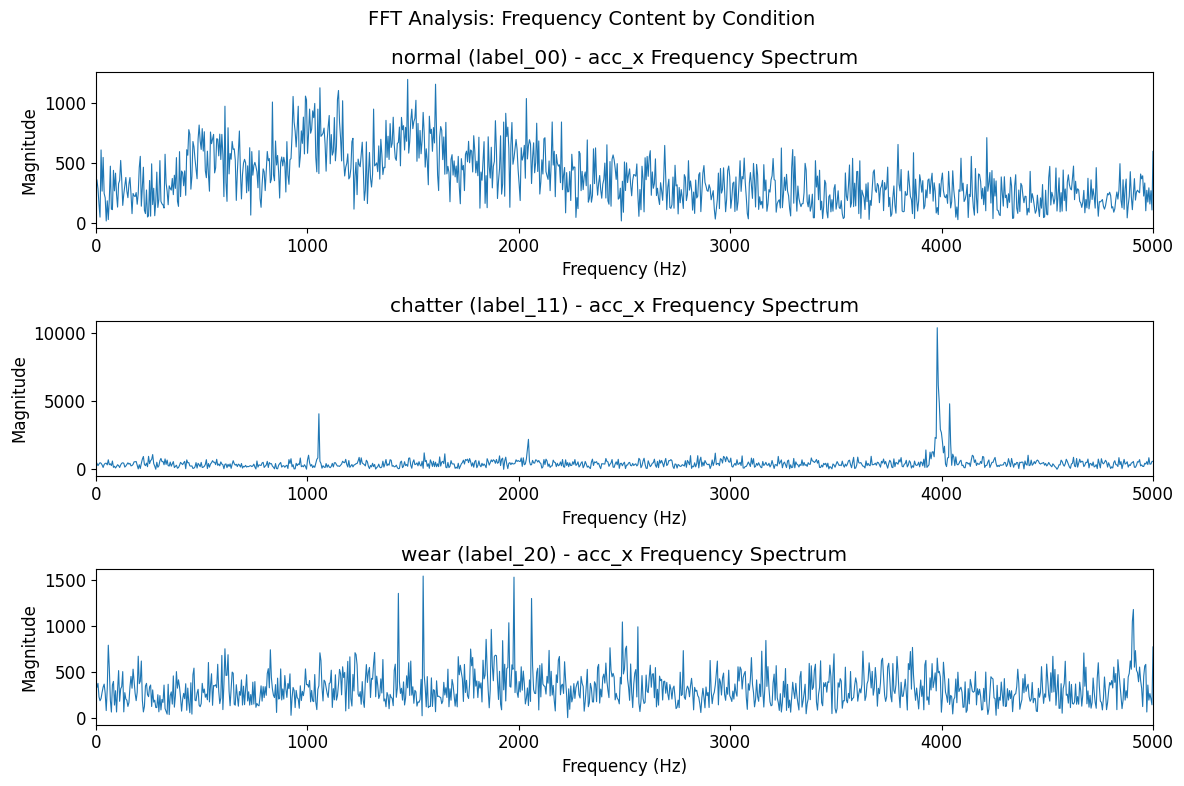
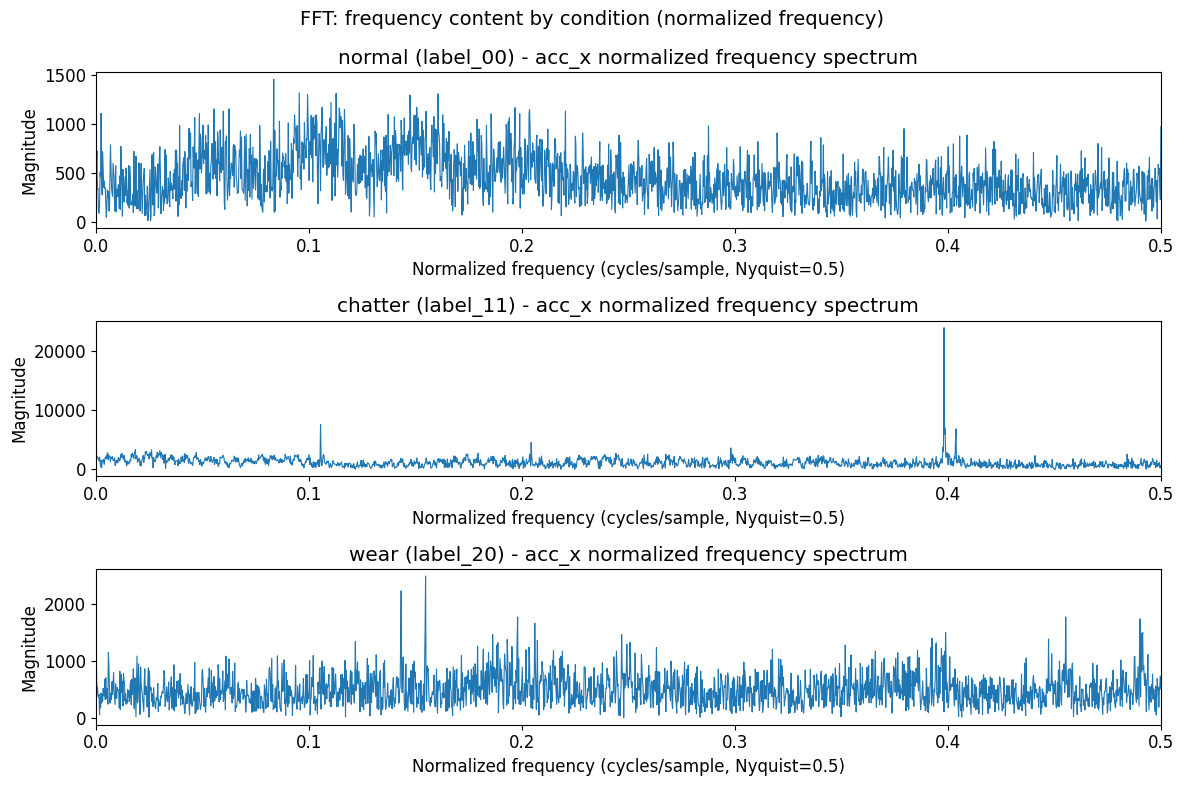
Unified diff of the notebook cell whose output changed from the first chart to the second:
--- before
+++ after
@@ -1,4 +1,5 @@
-fs = 10000  # 10kHz 추정 샘플링 주파수
-n_samples = 2048
+# fs(샘플링 주파수)가 데이터에 없으므로 정규화 주파수(cycles/sample)로 분석
+# Nyquist = 0.5 cycles/sample. 절대 Hz는 fs가 확인되면 freq*fs로 환산 가능.
+n_samples = 4096
 
 fig, axes = plt.subplots(3, 1, figsize=(12, 8))
@@ -6,21 +7,26 @@
 for i, (cond, label) in enumerate(representatives.items()):
     subset = data[data['source'] == label]
-    signal = subset['acc_x'].values[:n_samples]
-    
-    # FFT
+    signal = subset['acc_x'].values[:n_samples].astype(float)
+    signal = signal - signal.mean()  # DC(중력 오프셋) 제거
+
     fft_vals = np.abs(np.fft.rfft(signal))
-    freqs = np.fft.rfftfreq(n_samples, d=1/fs)
-    
+    freqs = np.fft.rfftfreq(n_samples, d=1.0)  # cycles/sample (0 ~ 0.5)
+
     axes[i].plot(freqs[1:], fft_vals[1:], linewidth=0.8)
-    axes[i].set_title(f'{cond} ({label}) - acc_x Frequency Spectrum')
-    axes[i].set_xlabel('Frequency (Hz)')
+    axes[i].set_title(f'{cond} ({label}) - acc_x normalized frequency spectrum')
+    axes[i].set_xlabel('Normalized frequency (cycles/sample, Nyquist=0.5)')
     axes[i].set_ylabel('Magnitude')
-    axes[i].set_xlim(0, 5000)
+    axes[i].set_xlim(0, 0.5)
 
-plt.suptitle('FFT Analysis: Frequency Content by Condition', fontsize=14)
+    top = np.argsort(fft_vals[1:])[::-1][:3] + 1
+    print(f'[{cond}] dominant normalized freq:', [round(float(freqs[k]), 3) for k in top])
+
+plt.suptitle('FFT: frequency content by condition (normalized frequency)', fontsize=14)
 plt.tight_layout()
 plt.savefig('h1_fig_fft.png', dpi=150, bbox_inches='tight')
 plt.show()
-print("\n[관찰] Normal: 1-2kHz 대역에 에너지 집중")
-print("[관찰] Chatter: ~4kHz 대역에 강한 피크 (고주파 채터링 진동)")
-print("[관찰] Wear: 1-5kHz 대역에 넓게 분포 (불규칙 마모 진동)")
+print()
+print('[관찰] Normal: 저주파(~0.08-0.11 cyc/sample)에 에너지 집중')
+print('[관찰] Chatter: ~0.40 cyc/sample(나이퀴스트의 약 80%)에 강한 피크 (고주파 떨림)')
+print('[관찰] Wear: 0.14-0.46 대역에 넓게 분포 (불규칙 마모 진동)')
+print('[주의] fs 미상 -> 절대 Hz 단정 불가. fs 확인 시 Hz = freq * fs')

Commit: session1: CNC EDA 가정(fs=10kHz) 제거 및 엄밀화 반영